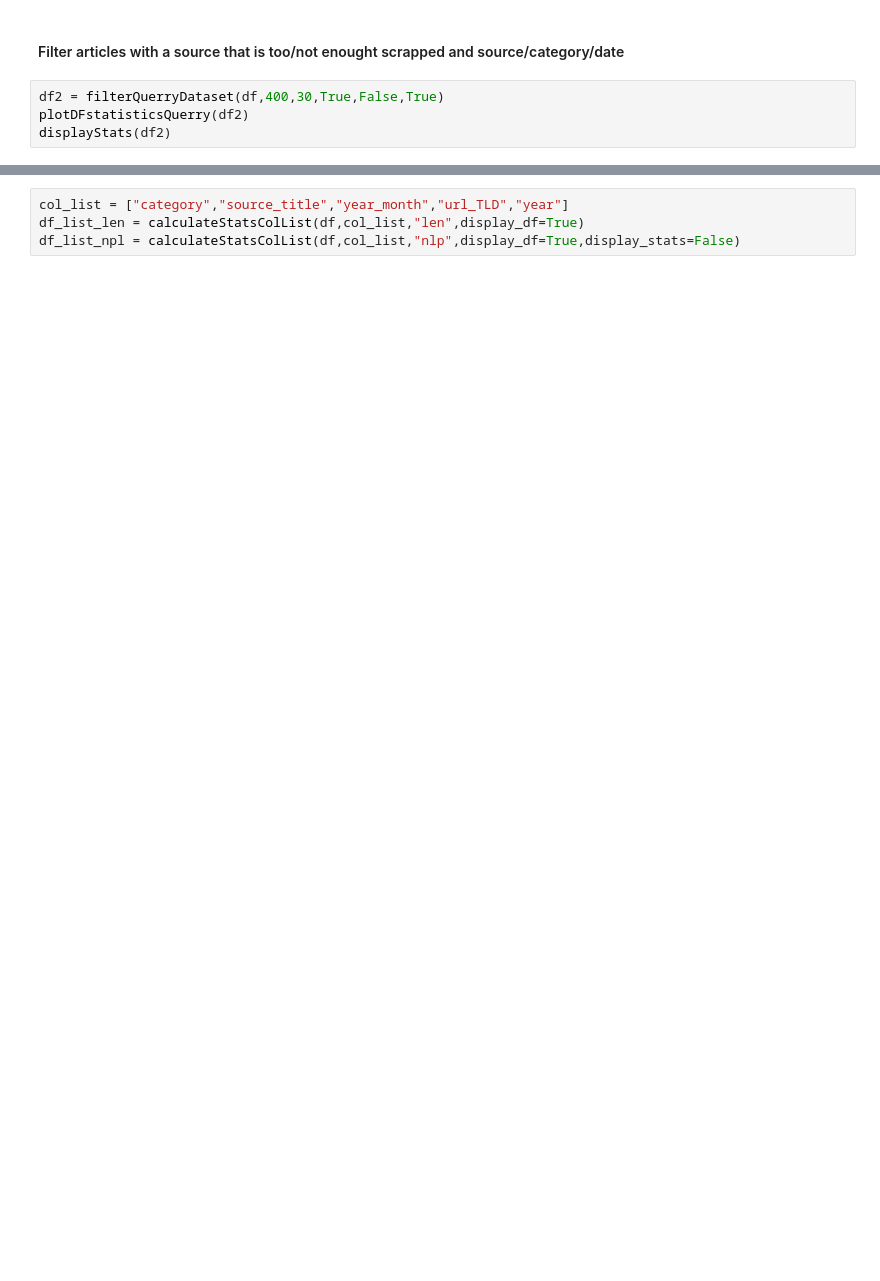
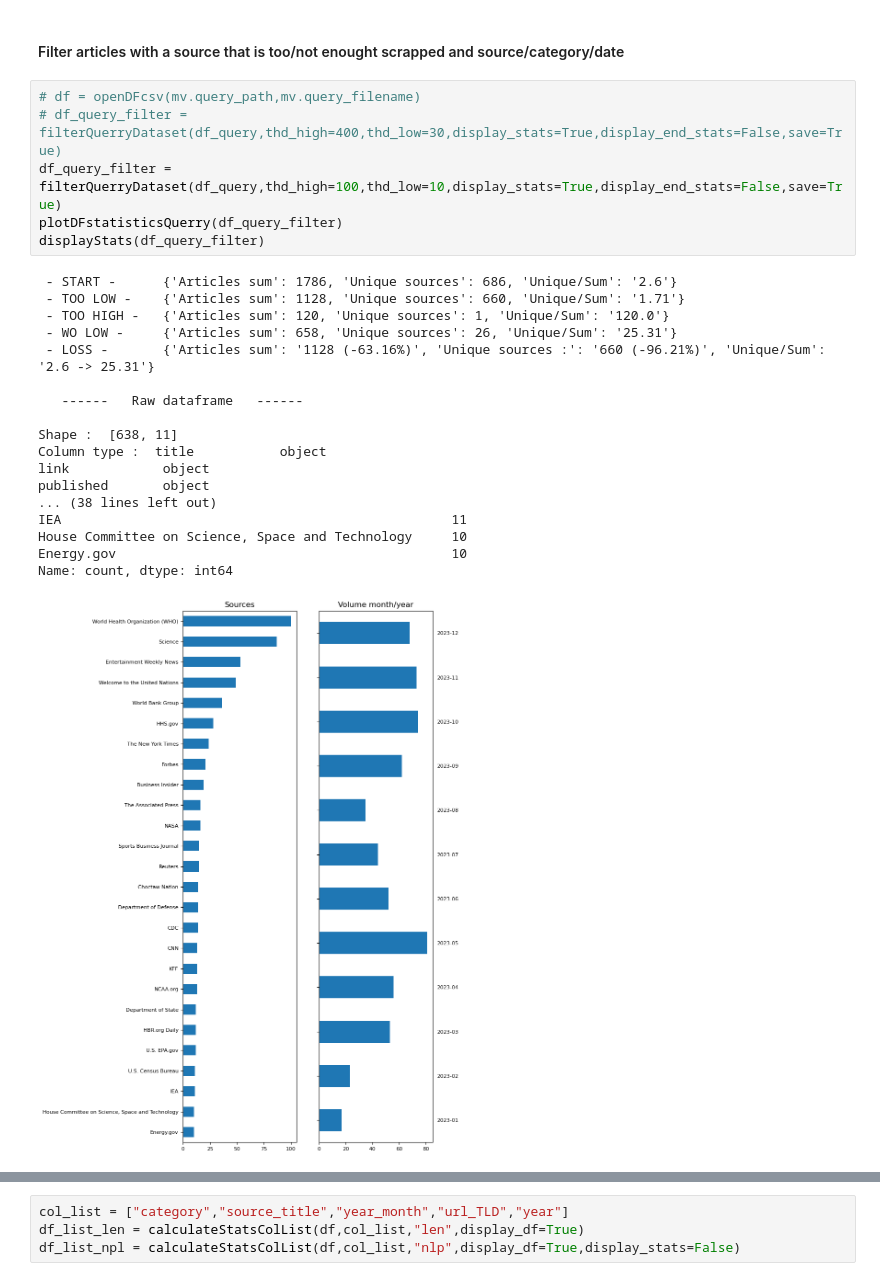
Before and after one commit to helibene/Article_LLM_repo, a Jupyter notebook: main_codebase/MAIN_CODE.ipynb, the cells around one changed output, grey strips where cells are left out. Drawn from its saved outputs; the diff is of its cells as text; blank space fills up the shorter version.

```diff
--- a/main_codebase/MAIN_CODE.ipynb
+++ b/main_codebase/MAIN_CODE.ipynb
@@ -38,6 +90,27 @@ displayStats(df)
 # %% [markdown]
 #### Filter articles with a source that is too/not enought scrapped and source/category/date
 # %%
-df2 = filterQuerryDataset(df,400,30,True,False,True)
-plotDFstatisticsQuerry(df2)
-displayStats(df2)
+# df = openDFcsv(mv.query_path,mv.query_filename)
+# df_query_filter = filterQuerryDataset(df_query,thd_high=400,thd_low=30,display_stats=True,display_end_stats=False,save=True)
+df_query_filter = filterQuerryDataset(df_query,thd_high=100,thd_low=10,display_stats=True,display_end_stats=False,save=True)
+plotDFstatisticsQuerry(df_query_filter)
+displayStats(df_query_filter)
+# %% [output]
+ - START -      {'Articles sum': 1786, 'Unique sources': 686, 'Unique/Sum': '2.6'}
+ - TOO LOW -    {'Articles sum': 1128, 'Unique sources': 660, 'Unique/Sum': '1.71'}
+ - TOO HIGH -   {'Articles sum': 120, 'Unique sources': 1, 'Unique/Sum': '120.0'}
+ - WO LOW -     {'Articles sum': 658, 'Unique sources': 26, 'Unique/Sum': '25.31'}
+ - LOSS -       {'Articles sum': '1128 (-63.16%)', 'Unique sources :': '660 (-96.21%)', 'Unique/Sum': '2.6 -> 25.31'}
+
+   ------   Raw dataframe   ------
+
+Shape :  [638, 11]
+Column type :  title           object
+link            object
+published       object
+... (38 lines left out)
+IEA                                                  11
+House Committee on Science, Space and Technology     10
+Energy.gov                                           10
+Name: count, dtype: int64
+[figure, added]
```
Also changed, not shown: parts of 28 cells of this notebook, 13 other files.
